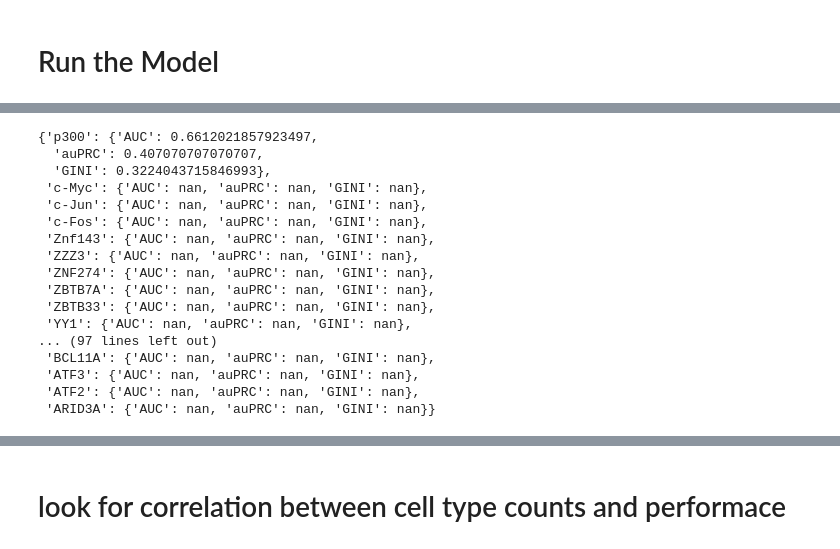
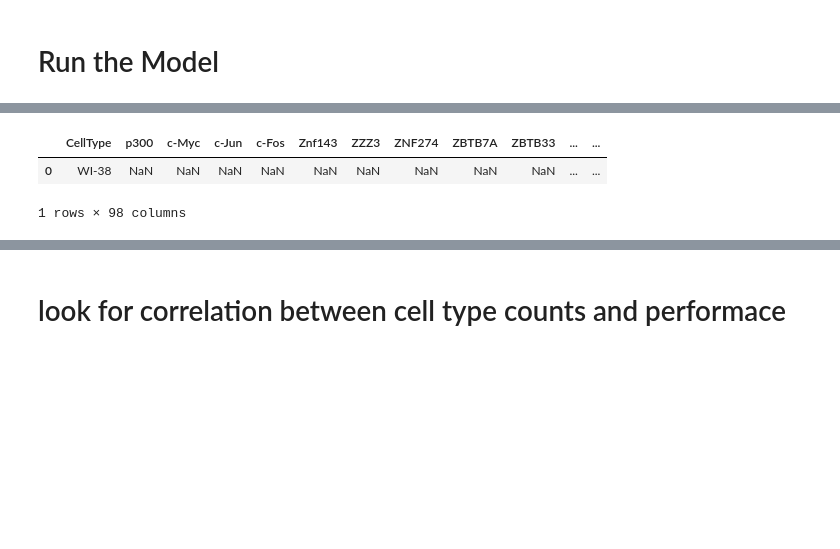
Before and after one commit to YosefLab/epitome, a Jupyter notebook: dnase/DNase_similarity_save_model.ipynb, the cells around one changed output, grey strips where cells are left out. Drawn from its saved outputs; the diff is of its cells as text; code cells hidden in the pictures; blank space fills up the shorter version.

```diff
--- a/dnase/DNase_similarity_save_model.ipynb
+++ b/dnase/DNase_similarity_save_model.ipynb
@@ -144,3 +142,5 @@ len(assaymap)
+# %%
+test_celltypes = [] # most available cell types
 # %% [markdown]
 # Run the Model
 # %%
@@ -149,7 +149,7 @@ exec(open("./functions.py").read())
 exec(open("./generators.py").read())
 exec(open("./models.py").read())
 
-
+radii = [1,3,10,30]
 model = MLP(4, [100, 100, 100, 50],
             tf.tanh,
             train_data,
@@ -161,6 +161,7 @@ model = MLP(4, [100, 100, 100, 50],
             assaymap,
             cellmap,
             shuffle_size=2,
-            radii=[1,3,10,30])
+            radii=radii)
 model.train(20000)
+model.save("/data/akmorrow/epitome_data/saved_models/model__%s.ckpt" % datetime.datetime.now().strftime("%Y_%m_%d__%H_%M"))
 # %% [output]
@@ -194,23 +302,9 @@ WARNING:tensorflow:ARID3A: Only one class present in y_true. ROC AUC score is no
-# %%
-assay_dict
-# %% [output]
-{'p300': {'AUC': 0.6612021857923497,
-  'auPRC': 0.407070707070707,
-  'GINI': 0.3224043715846993},
- 'c-Myc': {'AUC': nan, 'auPRC': nan, 'GINI': nan},
- 'c-Jun': {'AUC': nan, 'auPRC': nan, 'GINI': nan},
- 'c-Fos': {'AUC': nan, 'auPRC': nan, 'GINI': nan},
- 'Znf143': {'AUC': nan, 'auPRC': nan, 'GINI': nan},
- 'ZZZ3': {'AUC': nan, 'auPRC': nan, 'GINI': nan},
- 'ZNF274': {'AUC': nan, 'auPRC': nan, 'GINI': nan},
- 'ZBTB7A': {'AUC': nan, 'auPRC': nan, 'GINI': nan},
- 'ZBTB33': {'AUC': nan, 'auPRC': nan, 'GINI': nan},
- 'YY1': {'AUC': nan, 'auPRC': nan, 'GINI': nan},
-... (97 lines left out)
- 'BCL11A': {'AUC': nan, 'auPRC': nan, 'GINI': nan},
- 'ATF3': {'AUC': nan, 'auPRC': nan, 'GINI': nan},
- 'ATF2': {'AUC': nan, 'auPRC': nan, 'GINI': nan},
- 'ARID3A': {'AUC': nan, 'auPRC': nan, 'GINI': nan}}
+# %%
+df_AUC
+# %% [output]
+|  | CellType | p300 | c-Myc | c-Jun | c-Fos | Znf143 | ZZZ3 | ZNF274 | ZBTB7A | ZBTB33 | ... | ... |
+| 0 | WI-38 | NaN | NaN | NaN | NaN | NaN | NaN | NaN | NaN | NaN | ... | ... |
+1 rows × 98 columns
 # %%
 # quit session and deallocate GPU memory
 model.sess.close()
```
Also changed, not shown: parts of 13 cells of this notebook, 9 other files.
